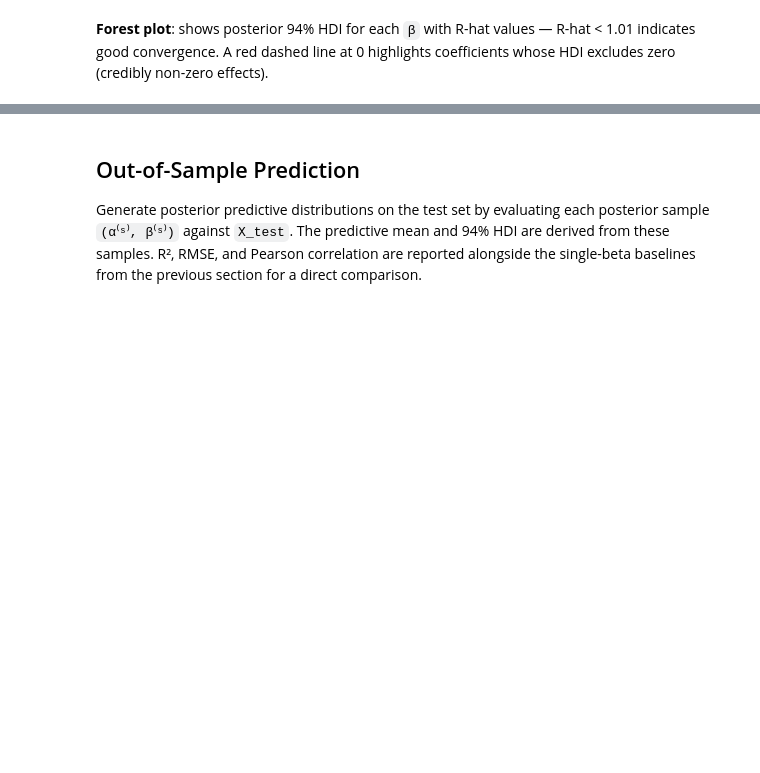
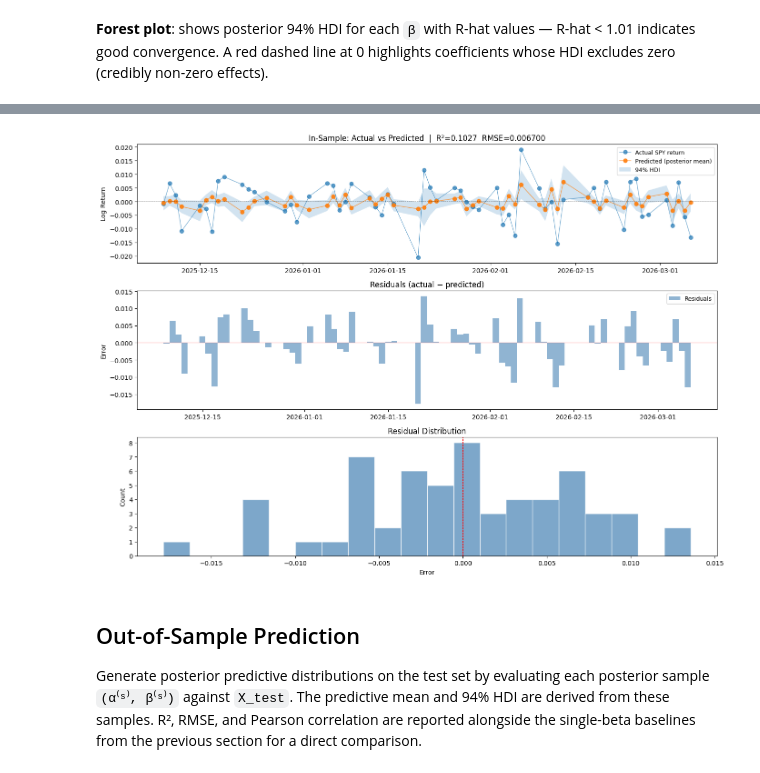
Before and after one commit to TK-Problem/random-experiments, a Jupyter notebook: 001_bayesian_linear_model.ipynb, the cells around one changed output, grey strips where cells are left out. Drawn from its saved outputs; the diff is of its cells as text; code cells hidden in the pictures; blank space fills up the shorter version.

Commit message:
Add in-sample visaulziations.

```diff
--- a/001_bayesian_linear_model.ipynb
+++ b/001_bayesian_linear_model.ipynb
@@ -305,3 +317,49 @@ plt.show()
+# %%
+# Posterior predictive mean on training set
+mu_train = post_alpha[:, None] + post_betas @ X_train_multi.T  # (samples, n_train)
+y_train_pred_mean = mu_train.mean(axis=0)
+y_train_pred_hdi  = az.hdi(mu_train, hdi_prob=0.94)
+
+ss_res_tr = np.sum((y_train - y_train_pred_mean) ** 2)
+ss_tot_tr = np.sum((y_train - y_train.mean()) ** 2)
+r2_train  = 1 - ss_res_tr / ss_tot_tr
+rmse_train = np.sqrt(np.mean((y_train - y_train_pred_mean) ** 2))
+
+dates_train = df_split.index[:N_TRAIN]
+residuals_train = y_train - y_train_pred_mean
+
+fig, axes = plt.subplots(3, 1, figsize=(14, 10))
+
+# --- actual vs predicted ---
+axes[0].plot(dates_train, y_train, "o-", label='Actual SPY return', alpha=0.7, linewidth=0.8)
+axes[0].plot(dates_train, y_train_pred_mean, "o-", label='Predicted (posterior mean)', alpha=0.9, linewidth=0.8)
+axes[0].fill_between(dates_train,
+                     y_train_pred_hdi[:, 0], y_train_pred_hdi[:, 1],
+                     alpha=0.2, label='94% HDI')
+axes[0].axhline(0, color='black', linewidth=0.5, linestyle='--')
+axes[0].set_title(f'In-Sample: Actual vs Predicted  |  R²={r2_train:.4f}  RMSE={rmse_train:.6f}')
+axes[0].set_ylabel('Log Return')
+axes[0].legend(fontsize=9)
+
+# --- residuals ---
+axes[1].bar(dates_train, residuals_train, width=1, alpha=0.6, color='steelblue', label='Residuals')
+axes[1].axhline(0, color='red', linewidth=0.8)
+axes[1].set_title('Residuals (actual − predicted)')
+axes[1].set_ylabel('Error')
+axes[1].legend(fontsize=9)
+
+# --- residual distribution ---
+axes[2].hist(residuals_train, bins=20, color='steelblue', alpha=0.7, edgecolor='white')
+axes[2].axvline(0, color='red', linewidth=0.8, linestyle='--')
+axes[2].set_title('Residual Distribution')
+axes[2].set_xlabel('Error')
+axes[2].set_ylabel('Count')
+
+fig.tight_layout()
+
+plt.show()
+# %% [output]
+[figure, added]
 # %% [markdown]
 ## Out-of-Sample Prediction
 
```
Also changed, not shown: parts of 9 cells of this notebook.
